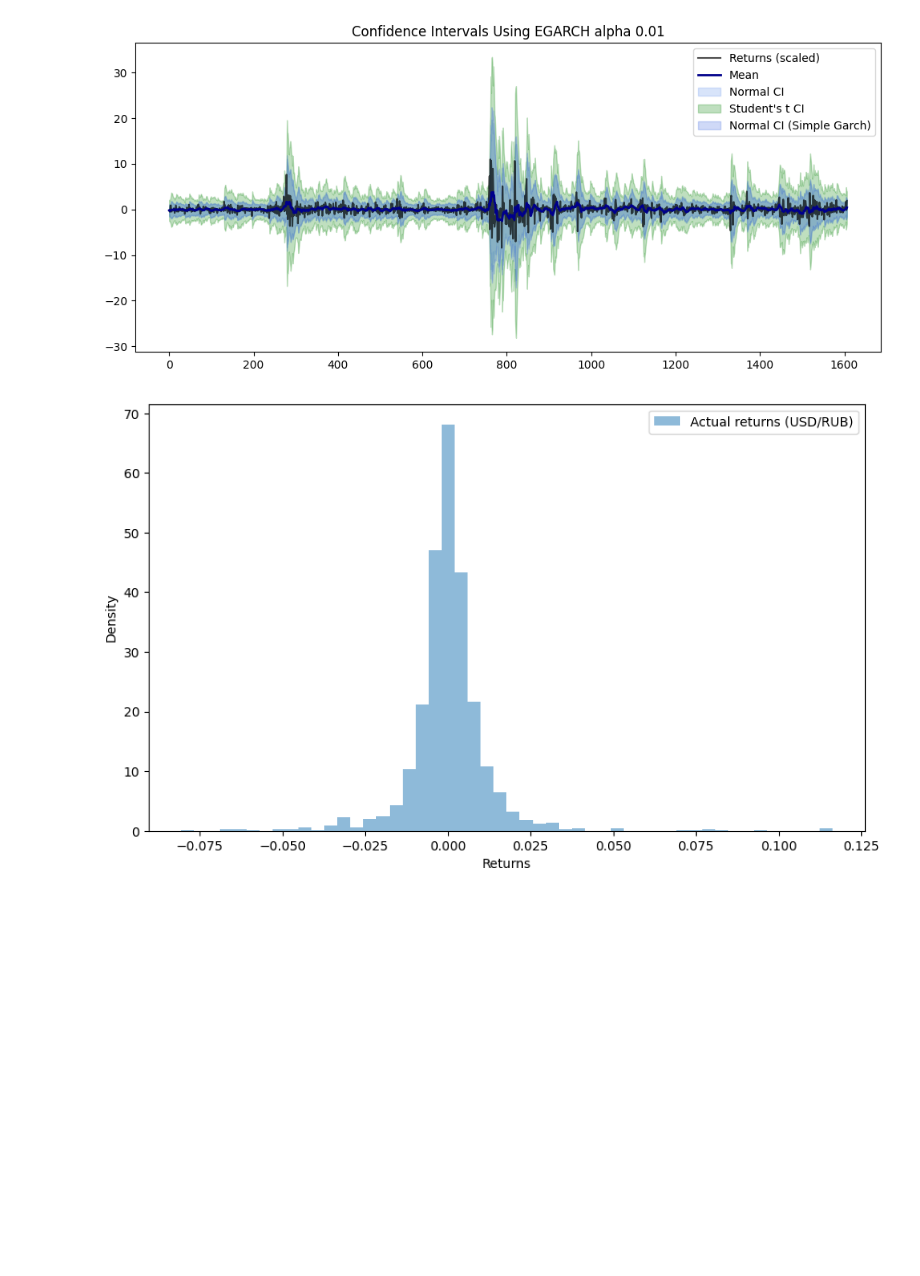
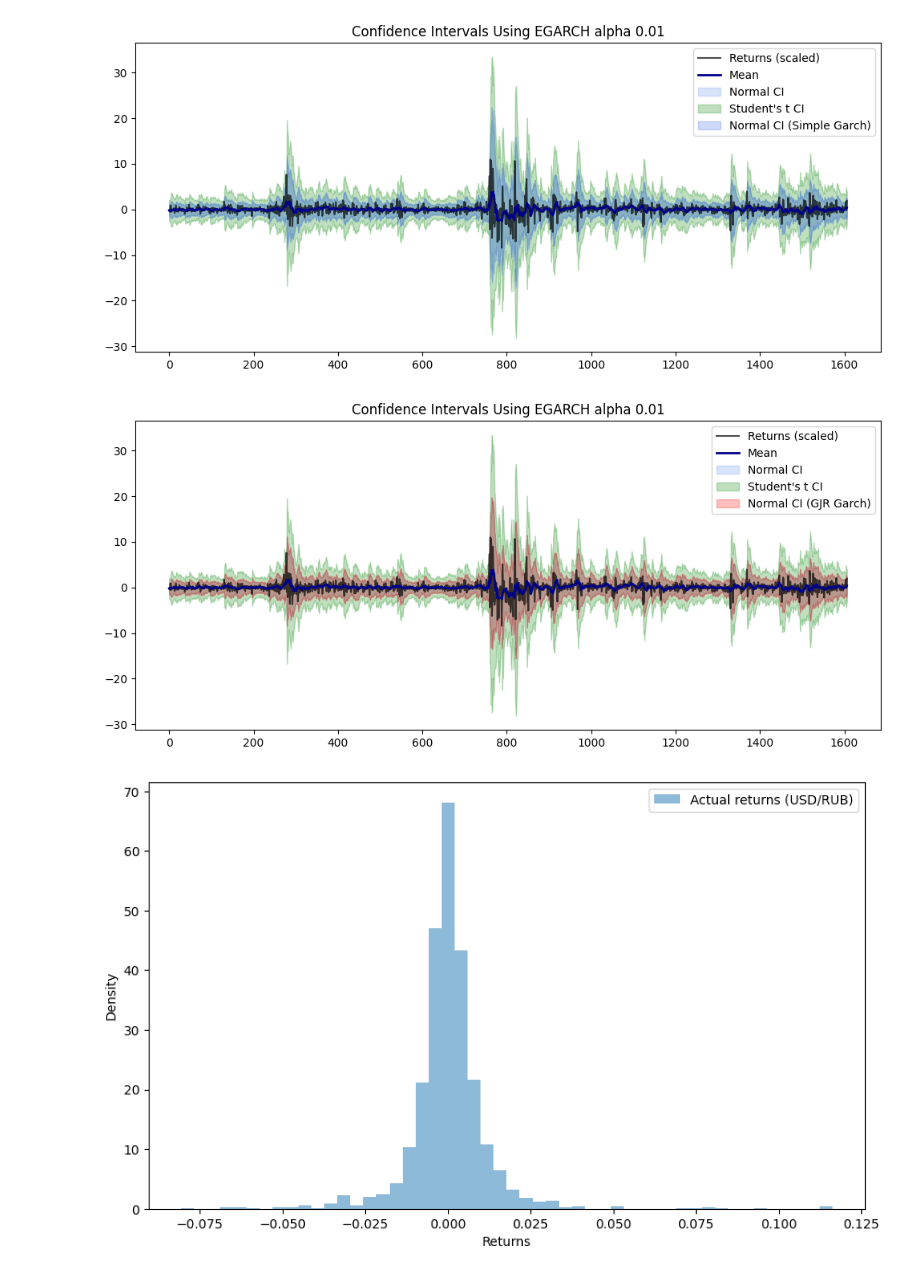
Before and after one commit to coffeffe/DOM_RF, a Jupyter notebook: garchi.ipynb, the cells around one changed output. Cells and saved outputs as stored; diff of their text form; code cells hidden in the pictures; blank space fills up the shorter version.

```diff
--- a/garchi.ipynb
+++ b/garchi.ipynb
@@ -51,6 +51,14 @@ parameters_tegarch = results_tegarch.params
 
 print(conditional_volatility_egarch.shape, returns_usd_scaled.shape)
 print(parameters_tegarch.nu)
+
+#GJR GARCH model
+gjr_model = arch_model(log_returns_usd_scaled, vol='EGARCH', p=1, o=0, q=1, dist='t')
+results_gjr = gjr_model.fit(disp='off')
+
+conditional_volatility_gjr = results_gjr.conditional_volatility
+residuals_gjr = results_gjr.resid
+parameters_gjr = results_gjr.params
 # %% [output]
 (1616,) (1616,)
 3.838115728942505
@@ -340,3 +348,43 @@ fig.update_layout(
 )
 
 fig.show()
+# %%
+#Approach using rolling mean (for the "window" number of days)
+rolling_mean = np.convolve(log_returns_usd_scaled, np.ones(window)/window, mode='valid')
+
+#remove the beggining of the arrays
+trim_start = window - 1
+log_returns_usd_scaled_trimmed = log_returns_usd_scaled[trim_start:]
+conditional_volatility_egarch_trimmed = conditional_volatility_egarch[trim_start:]
+conditional_volatility_gjr_trimed = conditional_volatility_gjr[trim_start:]
+conditional_volatility_tegarch_trimmed = conditional_volatility_tegarch[trim_start:]
+
+# Confidence intervals for Normal distribution
+z = stats.norm.ppf(1 - alpha / 2)
+ci_upper_norm = rolling_mean + z * conditional_volatility_egarch_trimmed
+ci_lower_norm = rolling_mean - z * conditional_volatility_egarch_trimmed
+
+# Confidence intervals for Student's t distribution
+# Degrees of freedom can be set as per your model, here assumed 10 for example
+df = parameters_tegarch.nu
+t = stats.t.ppf(1 - alpha / 2, df)
+ci_upper_t = rolling_mean + t * conditional_volatility_tegarch_trimmed
+ci_lower_t = rolling_mean - t * conditional_volatility_tegarch_trimmed
+
+#confidence intervals using Normal distribution for the case of simpel GARCH
+z = stats.norm.ppf(1 - alpha / 2)
+ci_upper_gjr = rolling_mean + z * conditional_volatility_gjr_trimed
+ci_lower_gjr = rolling_mean - z * conditional_volatility_gjr_trimed
+
+# Plot
+plt.figure(figsize=(12, 5))
+plt.plot(log_returns_usd_scaled_trimmed, color='black', alpha=0.7, label='Returns (scaled)')
+plt.plot(rolling_mean, color='darkblue', label=f'Mean', linewidth=2)
+plt.fill_between(np.arange(len(log_returns_usd_scaled_trimmed)), ci_lower_norm, ci_upper_norm, color='cornflowerblue', alpha=0.25, label='Normal CI')
+plt.fill_between(np.arange(len(log_returns_usd_scaled_trimmed)), ci_lower_t, ci_upper_t, color='green', alpha=0.25, label="Student's t CI")
+plt.fill_between(np.arange(len(log_returns_usd_scaled_trimmed)), ci_lower_gjr, ci_upper_gjr, color='red', alpha=0.25, label='Normal CI (GJR Garch)')
+plt.title(f'Confidence Intervals Using EGARCH alpha {alpha}')
+plt.legend()
+plt.show()
+# %% [output]
+[figure, added]
```
Also changed, not shown: parts of 1 cell of this notebook.
